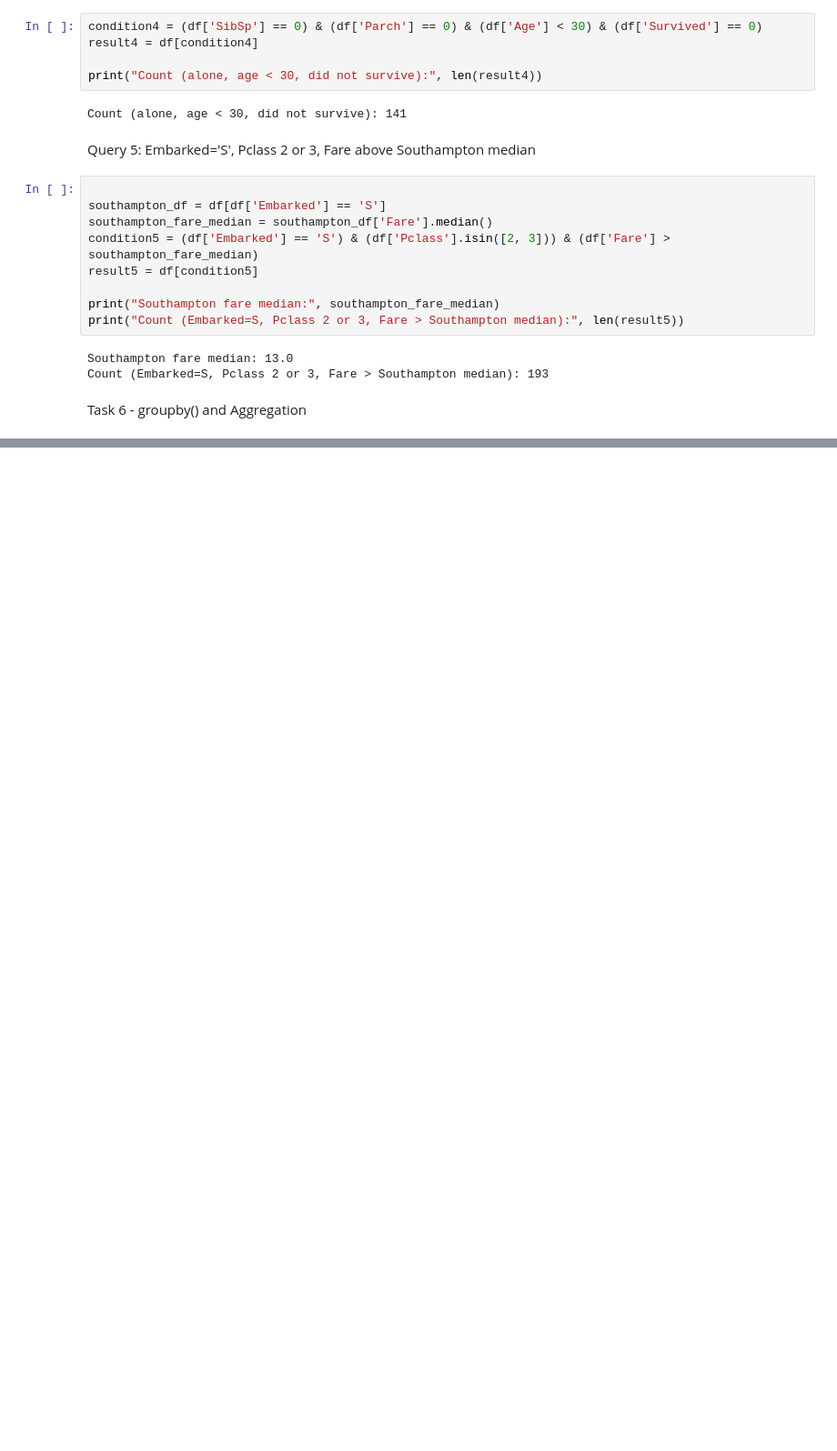
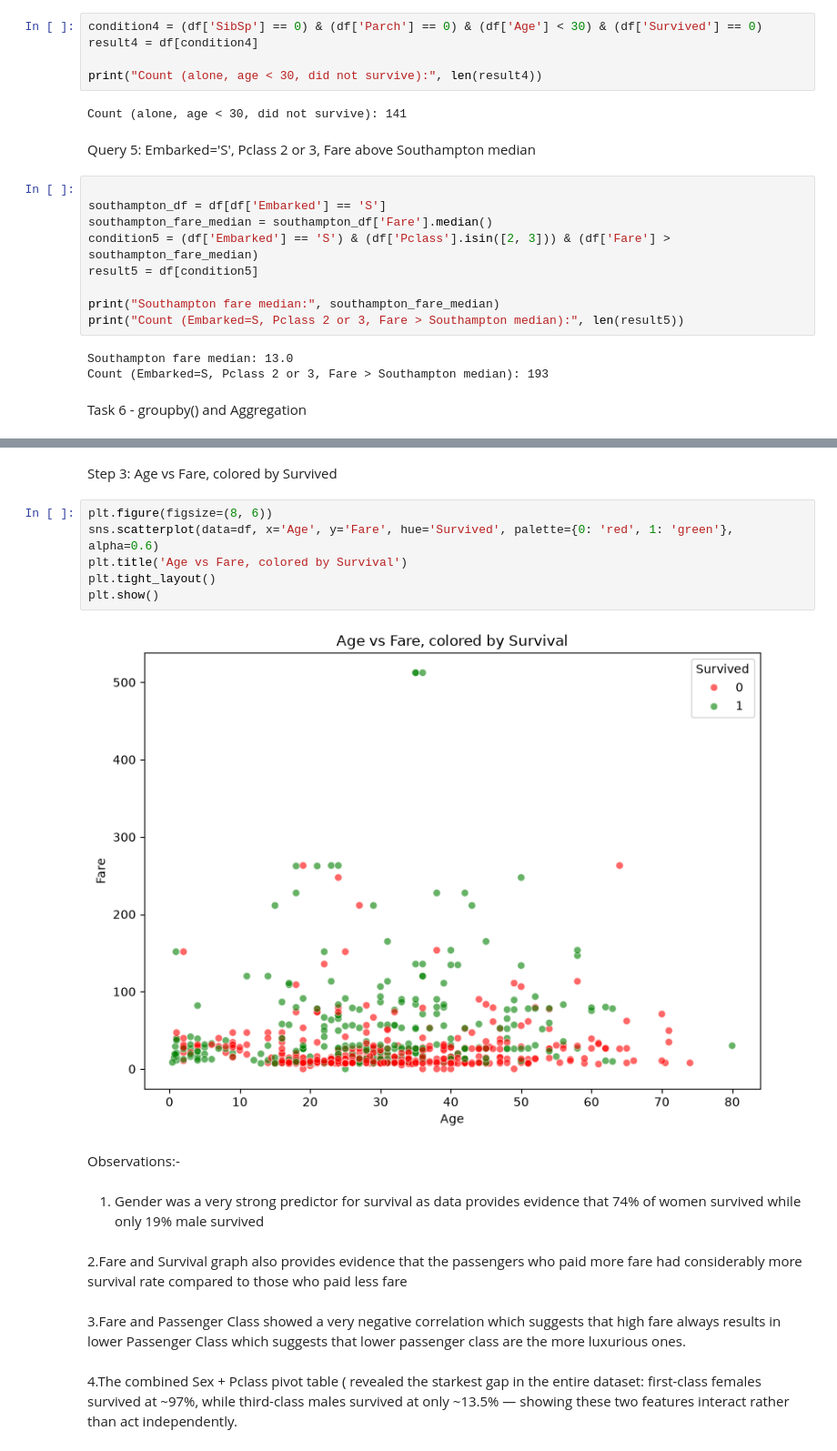
Before and after one commit to Bhargeshjani03/202618010_JaniBhargesh_DS605, a Jupyter notebook: 202618010_Lab_2/202618010_Lab_2.ipynb, the cells around one changed output, grey strips where cells are left out. Shown at 91% size. Saved outputs shown, nothing was run; the diff lists cells and outputs as text; blank space fills up the shorter version.

```diff
--- a/202618010_Lab_2/202618010_Lab_2.ipynb
+++ b/202618010_Lab_2/202618010_Lab_2.ipynb
@@ -436,0 +679,20 @@ print(survival_by_sex)
+# %% [markdown]
+Step 3: Age vs Fare, colored by Survived
+# %%
+plt.figure(figsize=(8, 6))
+sns.scatterplot(data=df, x='Age', y='Fare', hue='Survived', palette={0: 'red', 1: 'green'}, alpha=0.6)
+plt.title('Age vs Fare, colored by Survival')
+plt.tight_layout()
+plt.show()
+# %% [output]
+[figure, added]
+# %% [markdown]
+Observations:-
+# %% [markdown]
+1) Gender was a very strong predictor for survival as data provides evidence that 74% of women survived while only 19% male survived
+# %% [markdown]
+2.Fare and Survival graph also provides evidence that the passengers who paid more fare had considerably more survival rate compared to those who paid less fare
+# %% [markdown]
+3.Fare and Passenger Class showed a very negative correlation which suggests  that high fare always results in lower Passenger Class which suggests that lower passenger class are the more luxurious ones.
+# %% [markdown]
+4.The combined Sex + Pclass pivot table ( revealed the starkest gap in the entire dataset: first-class females survived at ~97%, while third-class males survived at only ~13.5% — showing these two features interact rather than act independently.
```
Also changed, not shown: parts of 35 cells of this notebook, 1 other file.
